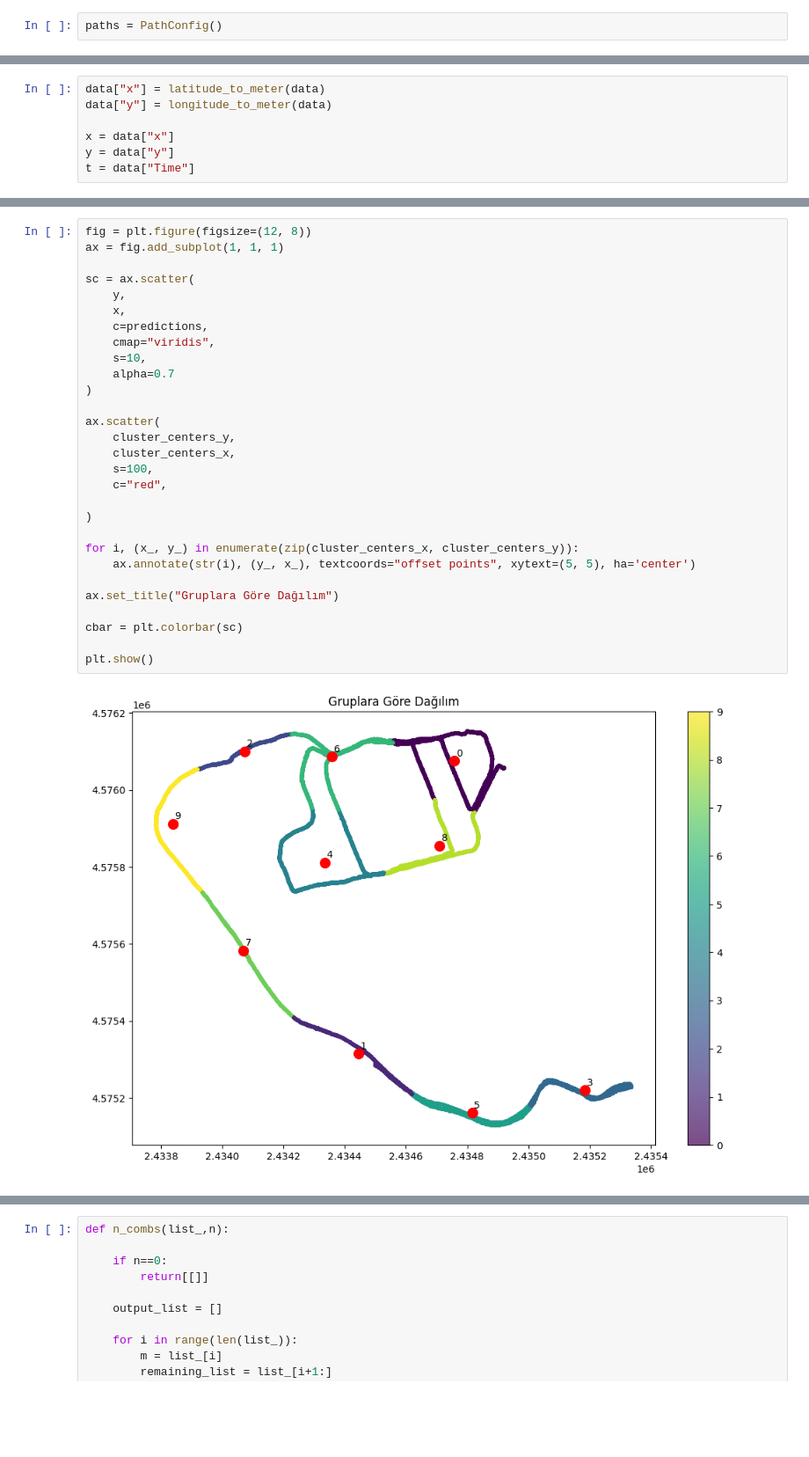
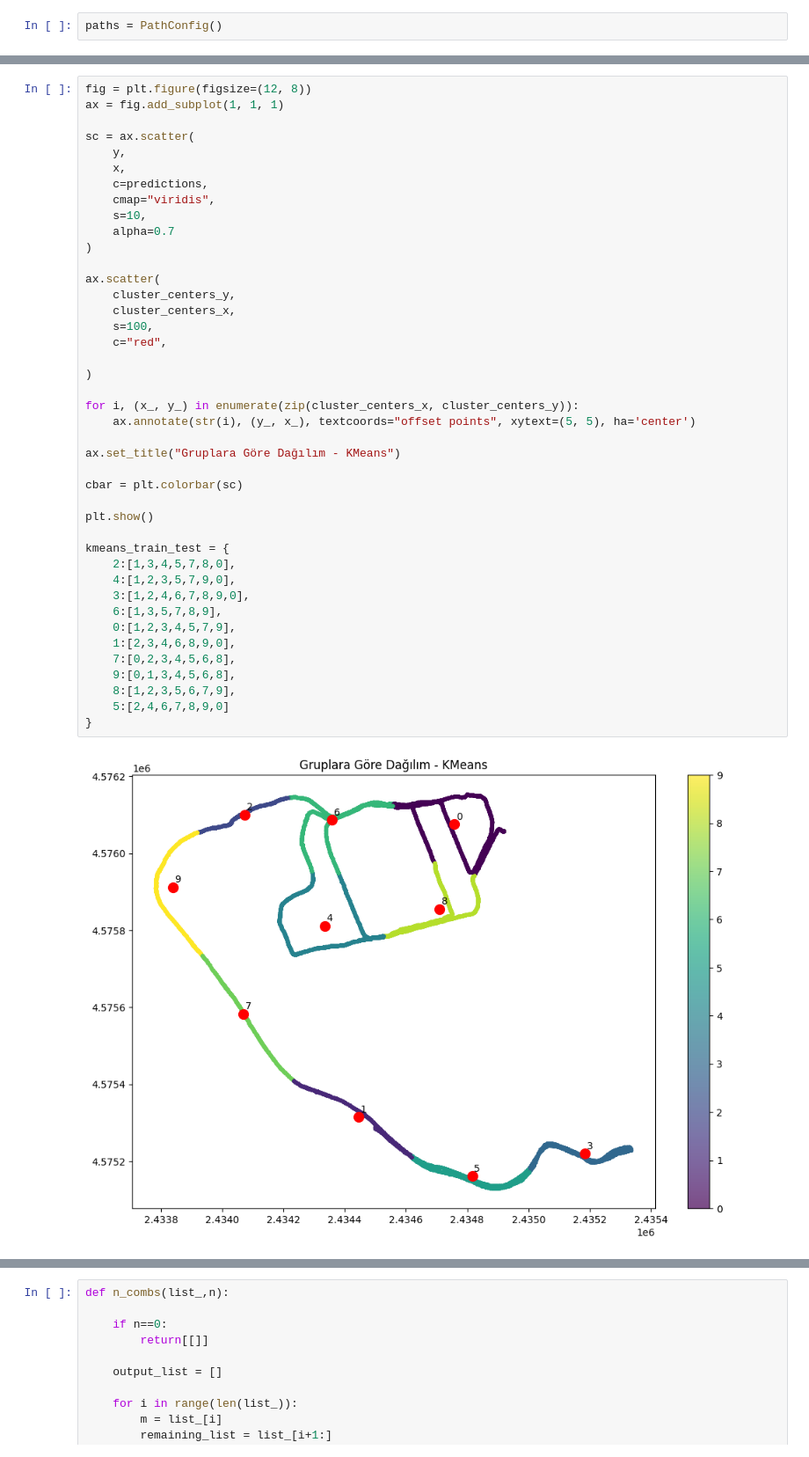
Before and after one commit to Teknofest-High5/5G-Positioning-Competition, a Jupyter notebook: Notebooks/data_split_train.ipynb, the cells around one changed output, grey strips where cells are left out. Shown at 88% size. Drawn from its saved outputs; the diff is of its cells as text; blank space fills up the shorter version.

Commit message:
agglomerative clustering ve yeni train-test splitler eklendi.

```diff
--- a/Notebooks/data_split_train.ipynb
+++ b/Notebooks/data_split_train.ipynb
@@ -20,10 +16,3 @@ def longitude_to_meter(df):
-# %%
-data["x"] = latitude_to_meter(data)
-data["y"] = longitude_to_meter(data)
-
-x = data["x"]
-y = data["y"]
-t = data["Time"]
 # %%
 fig = plt.figure(figsize=(12, 8))
 ax = fig.add_subplot(1, 1, 1)
@@ -71,31 +48,44 @@ list(set(predictions))
 # %%
 fig = plt.figure(figsize=(12, 8))
 ax = fig.add_subplot(1, 1, 1)
 
 sc = ax.scatter(
     y,
     x,
     c=predictions,
     cmap="viridis",
     s=10,
     alpha=0.7
 )
 
 ax.scatter(
     cluster_centers_y,
     cluster_centers_x,
     s=100,
     c="red",
 
 )
 
 for i, (x_, y_) in enumerate(zip(cluster_centers_x, cluster_centers_y)):
     ax.annotate(str(i), (y_, x_), textcoords="offset points", xytext=(5, 5), ha='center')
 
-ax.set_title("Gruplara Göre Dağılım")
+ax.set_title("Gruplara Göre Dağılım - KMeans")
 
 cbar = plt.colorbar(sc)
 
 plt.show()
+
+kmeans_train_test = {
+    2:[1,3,4,5,7,8,0],
+    4:[1,2,3,5,7,9,0],
+    3:[1,2,4,6,7,8,9,0],
+    6:[1,3,5,7,8,9],
+    0:[1,2,3,4,5,7,9],
+    1:[2,3,4,6,8,9,0],
+    7:[0,2,3,4,5,6,8],
+    9:[0,1,3,4,5,6,8],
+    8:[1,2,3,5,6,7,9],
+    5:[2,4,6,7,8,9,0]
+}
 # %% [output]
-[figure, old version]
+[figure, new version]
```
Also changed, not shown: parts of 15 cells of this notebook.
